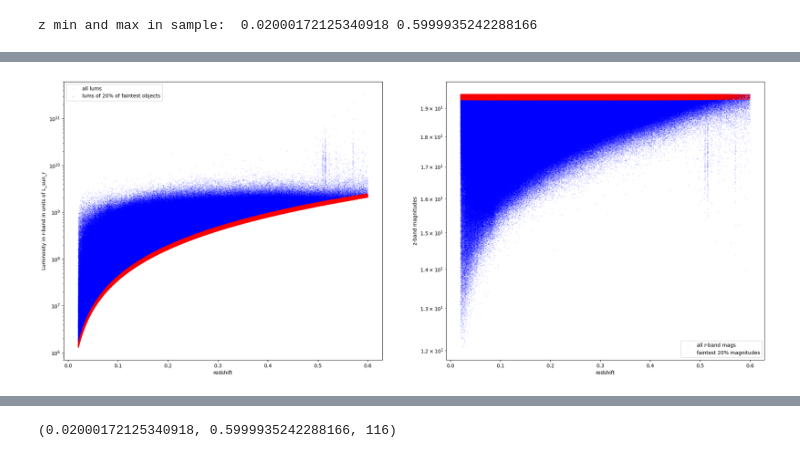
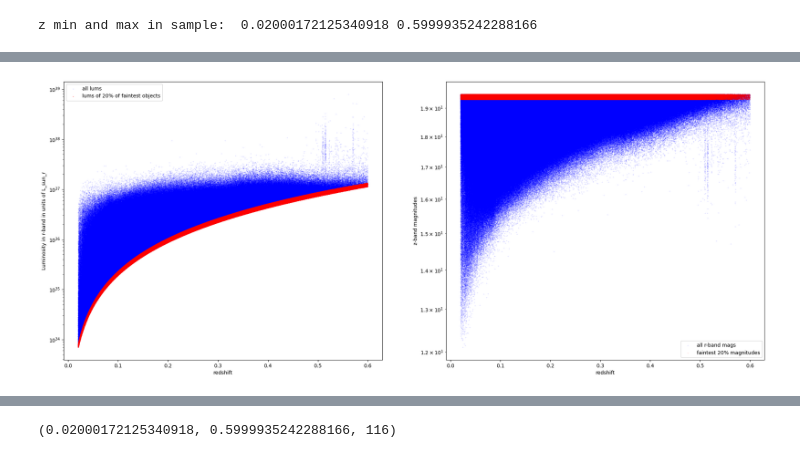
Before and after one commit to ananya971/ligo-desi-gw-follow-up, a Jupyter notebook: Galaxy Selection/1overV_Estimator.ipynb, the cells around one changed output, grey strips where cells are left out. Saved outputs shown, nothing was run; the diff lists cells and outputs as text; code cells hidden in the pictures.

```diff
--- a/Galaxy Selection/1overV_Estimator.ipynb
+++ b/Galaxy Selection/1overV_Estimator.ipynb
@@ -305,7 +180,7 @@ def lum_r(M):
 # %%
-lums_z = lum_z(abs_mag_z)
+lums_z = gs.lum(abs_mag_z, band = "z")
 # %%
-lums_r = lum_r(abs_mag_r)
+lums_r = gs.lum(abs_mag_r, band = "r")
 # %%
 offset = 0
 # %%
@@ -317,9 +192,9 @@ m_limit_z
 # %%
 m_limit_r = 19.5
 # %%
-lumin_limits_r = lum_lim(lums_r, m_limit_r, app_mag_r)
+lumin_limits_r = gs.lum_lim(lums_r, m_limit_r, app_mag_r)
 # %%
-lumin_limits_z = lum_lim(lums_z, m_limit_z, app_mag_z)
+lumin_limits_z = gs.lum_lim(lums_z, m_limit_z, app_mag_z)
 # %%
 # cornerplot (corner, chainconsumer) to see whether I miss peculiar galaxies
 # redshift
@@ -513,28 +387,28 @@ np.max(ztile_cat_grouped_by_AppMag["LUM_R"]), np.min(ztile_cat_grouped_by_AppMag
 # %%
 fig, ax = plt.subplots(ncols = 2, figsize = (25,10))
 
-ax[0].scatter(ztile_cat_grouped_by_AppMag["Z"], ztile_cat_grouped_by_AppMag["LUM_R"]/(L_sun_r), s = 0.01, color = "blue", label = "all lums")
-ax[0].scatter(ztile_cat_grouped_by_AppMag_sel["Z"], ztile_cat_grouped_by_AppMag_sel["LUM_R"]/(L_sun_r), s = 0.1, color = "red", label ="lums of 20% of faintest objects")
+ax[0].scatter(ztile_cat_grouped_by_AppMag["Z"], ztile_cat_grouped_by_AppMag["LUM_R"], s = 0.01, color = "blue", label = "all lums")
+ax[0].scatter(ztile_cat_grouped_by_AppMag_sel["Z"], ztile_cat_grouped_by_AppMag_sel["LUM_R"], s = 0.1, color = "red", label ="lums of 20% of faintest objects")
 
 ax[1].scatter(ztile_cat_grouped_by_AppMag["Z"], ztile_cat_grouped_by_AppMag["APP_MAG_R"], s = 0.01, color = "blue", label = "all r-band mags")
 ax[1].scatter(ztile_cat_grouped_by_AppMag_sel["Z"], ztile_cat_grouped_by_AppMag_sel["APP_MAG_R"], s = 0.01, color = "red", label = "faintest 20% magnitudes")
 
 
 ax[0].set_xlabel("redshift")
 ax[0].set_ylabel("Luminosity in r-band in units of L_sun_r")
 ax[0].set_yscale("log")
 #ax.set_xlim(0.08,.6)
 #ax.set_ylim(10**3,10**5)
 ax[0].legend()
 
 ax[1].set_xlabel("redshift")
 ax[1].set_ylabel("z-band magnitudes")
 ax[1].set_yscale("log")
 ax[1].legend()
 
 plt.show()
 # %% [output]
-[figure, old version]
+[figure, new version]
 # %%
 ztile_cat_grouped_by_AppMag_sel
 # %% [output]
```
Also changed, not shown: parts of 73 cells of this notebook, 8 other files.
